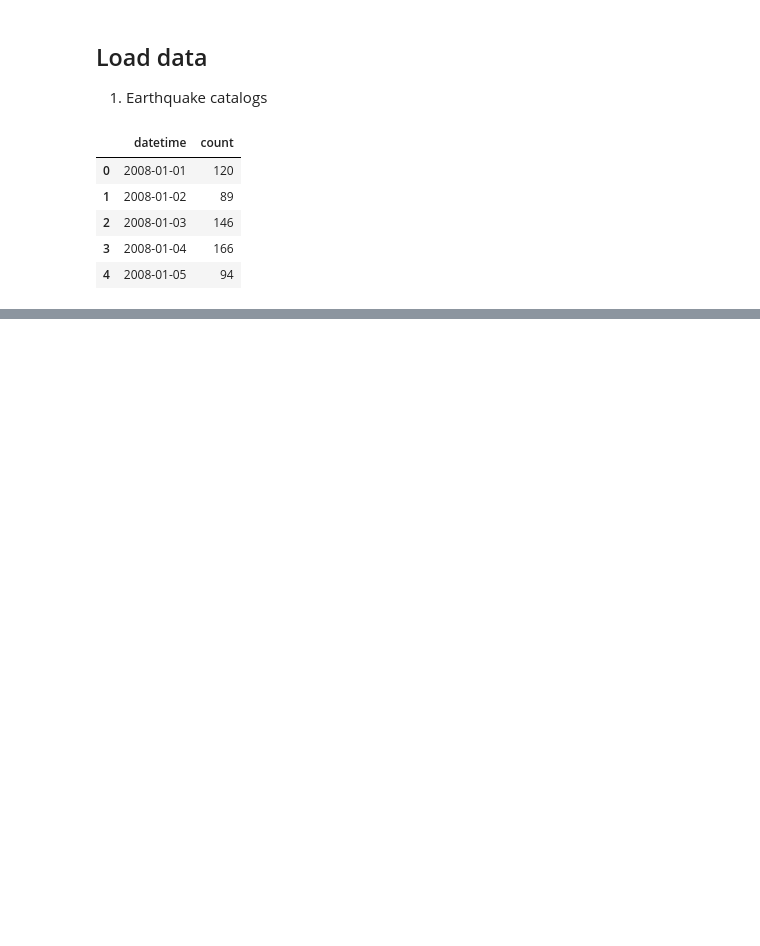
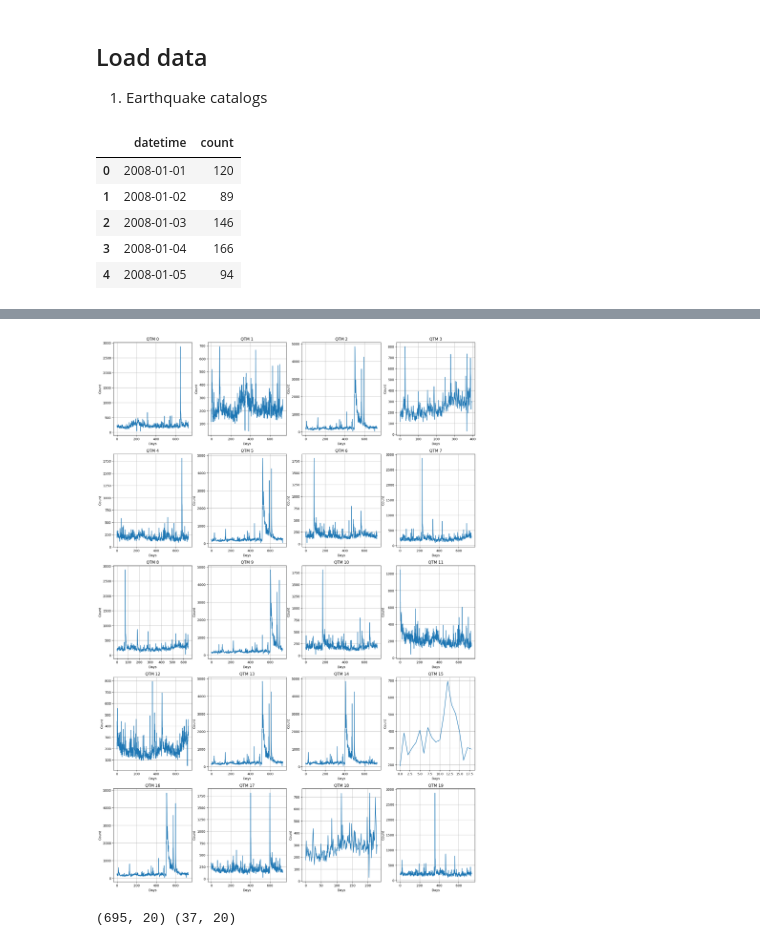
Before and after one commit to mdenolle/GeoCAST, a Jupyter notebook: test_zero-shot/chronos_test.ipynb, the cells around one changed output, grey strips where cells are left out. Cells and saved outputs as stored; diff of their text form; code cells hidden in the pictures; blank space fills up the shorter version.

Commit message:
update chronos testing with batch

```diff
--- a/test_zero-shot/chronos_test.ipynb
+++ b/test_zero-shot/chronos_test.ipynb
@@ -43,6 +45,3 @@ df.head()
 | 2 | 2008-01-03 | 146 |
 | 3 | 2008-01-04 | 166 |
 | 4 | 2008-01-05 | 94 |
-# %%
-# we rename the column "count" to "target"
-df = df.rename(columns={"count": "target"})
@@ -172,0 +48,8 @@ plt.show()
+# %%
+# calculate the time difference between each datetime to set up the dt
+# convert the datetime column to datetime object
+df["datetime"] = pd.to_datetime(df["datetime"])
+dt = df["datetime"].diff().dt.total_seconds().fillna(0).mean()
+# convert seconds to days
+dt = np.ceil(dt / (60 * 60 * 24))
+print(dt)
@@ -172,0 +58,2 @@ plt.show()
+# %%
+n_timeseries = 20
@@ -172,0 +100,17 @@ plt.show()
+# %%
+# take each "count" column from the 20 dataframes and assemble a single wide dataframe ith all the columns
+# initialize a list of 20 dataframes
+df_list_count = [pd.DataFrame() for _ in range(n_timeseries)]
+for ik in range(20):
+    df_list_count[ik] = df_list[ik]["count"]
+    df_list_count[ik] = df_list_count[ik].rename(f"{ik}")
+df_wide = pd.concat(df_list_count, axis=1)
+# add a first column with a date that is the same for all the 20 time series
+df_wide["datetime"] = np.arange(0, len(df_wide)) * pd.Timedelta(days=dt)
+# convert datetime to integer
+df_wide["datetime"] = df_wide["datetime"].dt.days
+# move the last column to the first position
+cols = df_wide.columns.tolist()
+cols = cols[-1:] + cols[:-1]
+df_wide = df_wide[cols]
+df_wide.head()
@@ -172,0 +125,42 @@ plt.show()
+# %%
+fig, axes = plt.subplots(nrows=5, ncols=4, figsize=(20, 30))  # define the figure and subplots
+axes = axes.ravel()
+for i in range(n_timeseries):
+    ax = axes[i]
+    ax.plot(df_wide["datetime"], df_wide[f"{i}"])
+    ax.set_title(f"QTM {i}")
+    ax.set_xlabel("Days")
+    ax.set_ylabel("Count")
+    ax.grid()
+# %% [output]
+[figure, added]
+# %%
+# generate batch predictions
+#
+# # Define the percentage of data to be used for training
+alpha = 0.05  # Example: use 95% of the data for context (= training) and 5% for prediction ( = evaluation)
+
+# Select the first n_timeseries columns for forecasting
+columns_to_forecast = df_wide.columns[1:n_timeseries+1]  # +1 to skip the 'Date' column
+
+# Calculate the split index for training
+split_index = int(len(df_wide) * (1 - alpha))
+
+# Split the data into training and evaluation sets for all selected columns
+train_data = df_wide[columns_to_forecast].iloc[:split_index]
+eval_data = df_wide[columns_to_forecast].iloc[split_index:]
+print(train_data.shape, eval_data.shape)
+# Convert the training data to a higher-dimensional tensor
+train_tensor = torch.tensor(train_data.values, dtype=torch.float32).T
+
+# Perform the forecasting using the training data
+forecast = pipeline.predict(
+    context=train_tensor,
+    prediction_length=len(eval_data),  # Predict the same length as the evaluation set
+    num_samples=50,
+)
+
+# Take the mean across the samples (axis=1) for each time series
+forecast_mean = forecast.mean(dim=1).squeeze()
+# %% [output]
+(695, 20) (37, 20)
```
Also changed, not shown: parts of 21 cells of this notebook, 4 other files.
